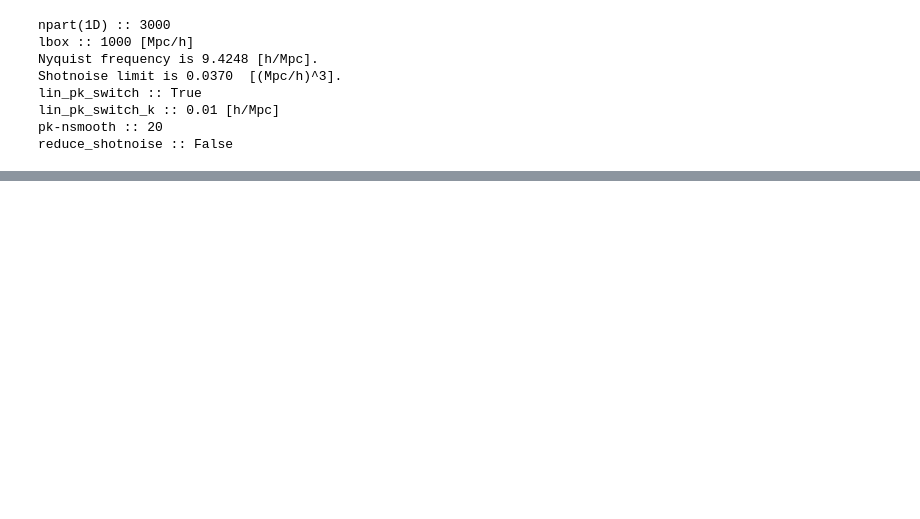
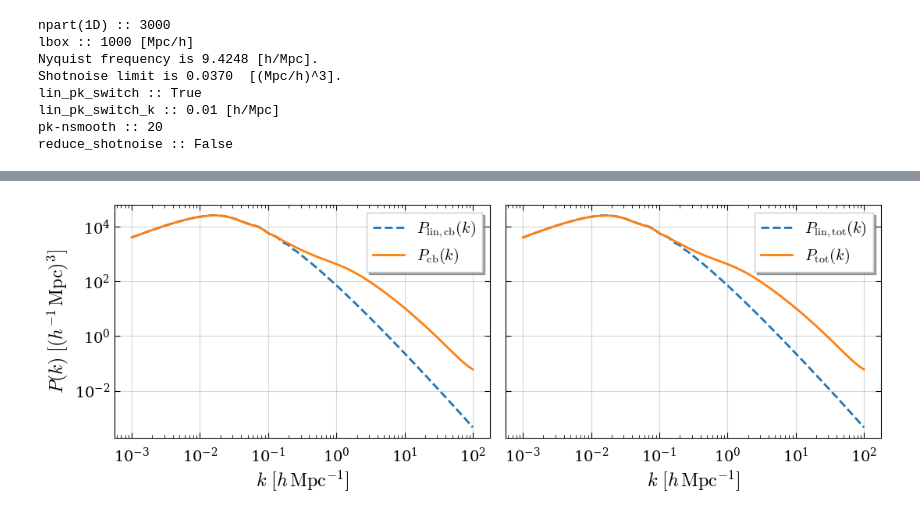
Before and after one commit to DarkQuestCosmology/dark_emulator2_public, a Jupyter notebook: notebook/01_quick_start.ipynb, the cells around one changed output, grey strips where cells are left out. Cells and saved outputs as stored; diff of their text form; code cells hidden in the pictures; blank space fills up the shorter version.

```diff
--- a/notebook/01_quick_start.ipynb
+++ b/notebook/01_quick_start.ipynb
@@ -74,0 +61,15 @@ fiducial parameters
+# %%
+fig, axes = plt.subplots(1, 2, figsize=(11, 4), sharey=True)
+for ax, pk_type, sub in zip(axes, ["cb", "total"], ["cb", "tot"]):
+    lin_k, lin_pk = emu.get_lin_pk(p, pk_type=pk_type)
+    k, pk = emu.get_pk(p, pk_type=pk_type)
+    ax.loglog(lin_k, lin_pk, "--", lw=2, label=rf"$P_\mathrm{{lin,{sub}}}(k)$")
+    ax.loglog(k, pk, "-", lw=2, label=rf"$P_\mathrm{{{sub}}}(k)$")
+    ax.legend(fontsize="x-large")
+    ax.set_xlabel(r"$k \,\, [h\, \mathrm{Mpc}^{-1}]$", fontsize="xx-large")
+    ax.grid(True)
+axes[0].set_ylabel(r"$P(k) \,\, [(h^{-1}\, \mathrm{Mpc})^3]$", fontsize="xx-large")
+plt.tight_layout()
+plt.show()
+# %% [output]
+[figure, added]
```
Also changed, not shown: parts of 32 cells of this notebook, 15 other files.
